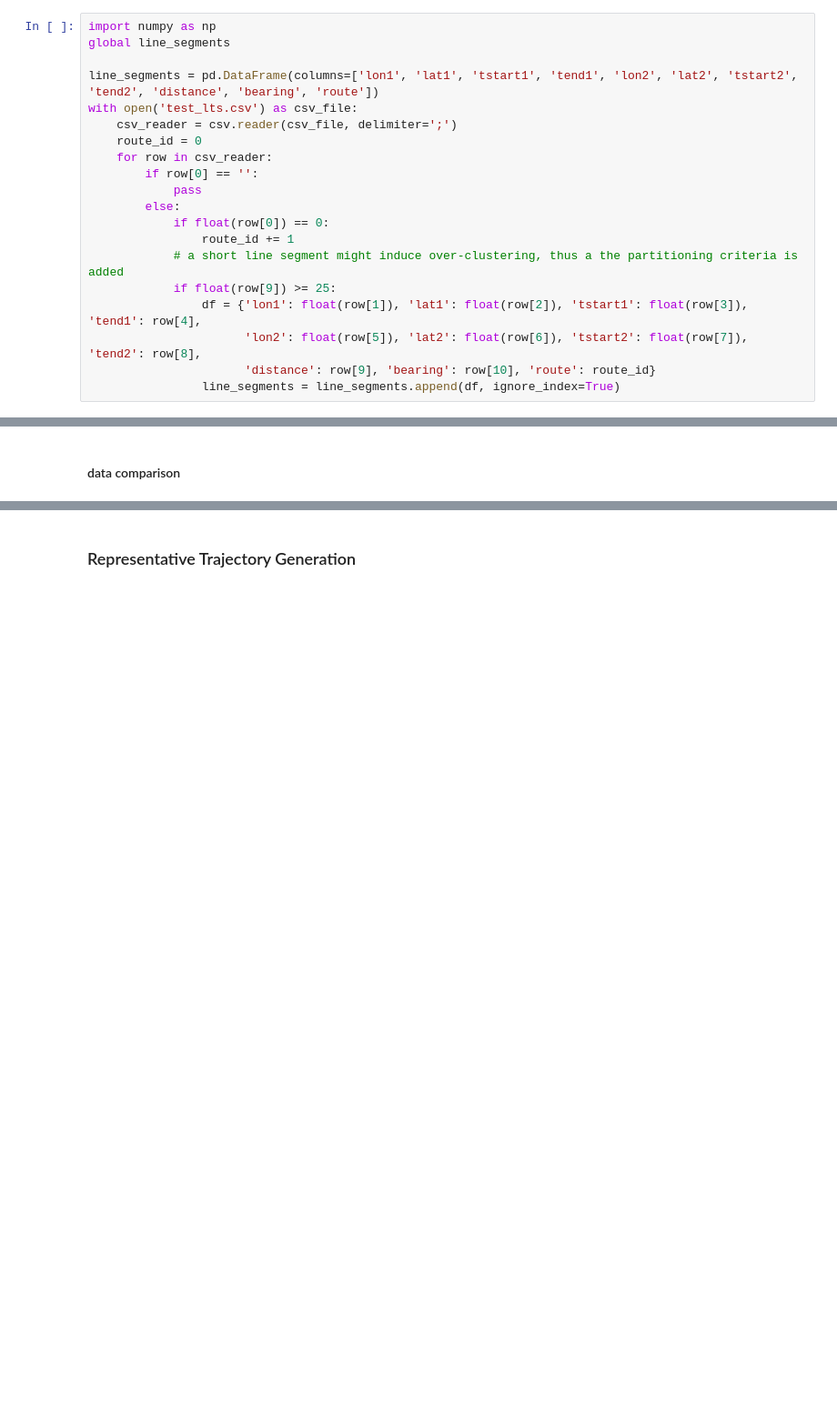
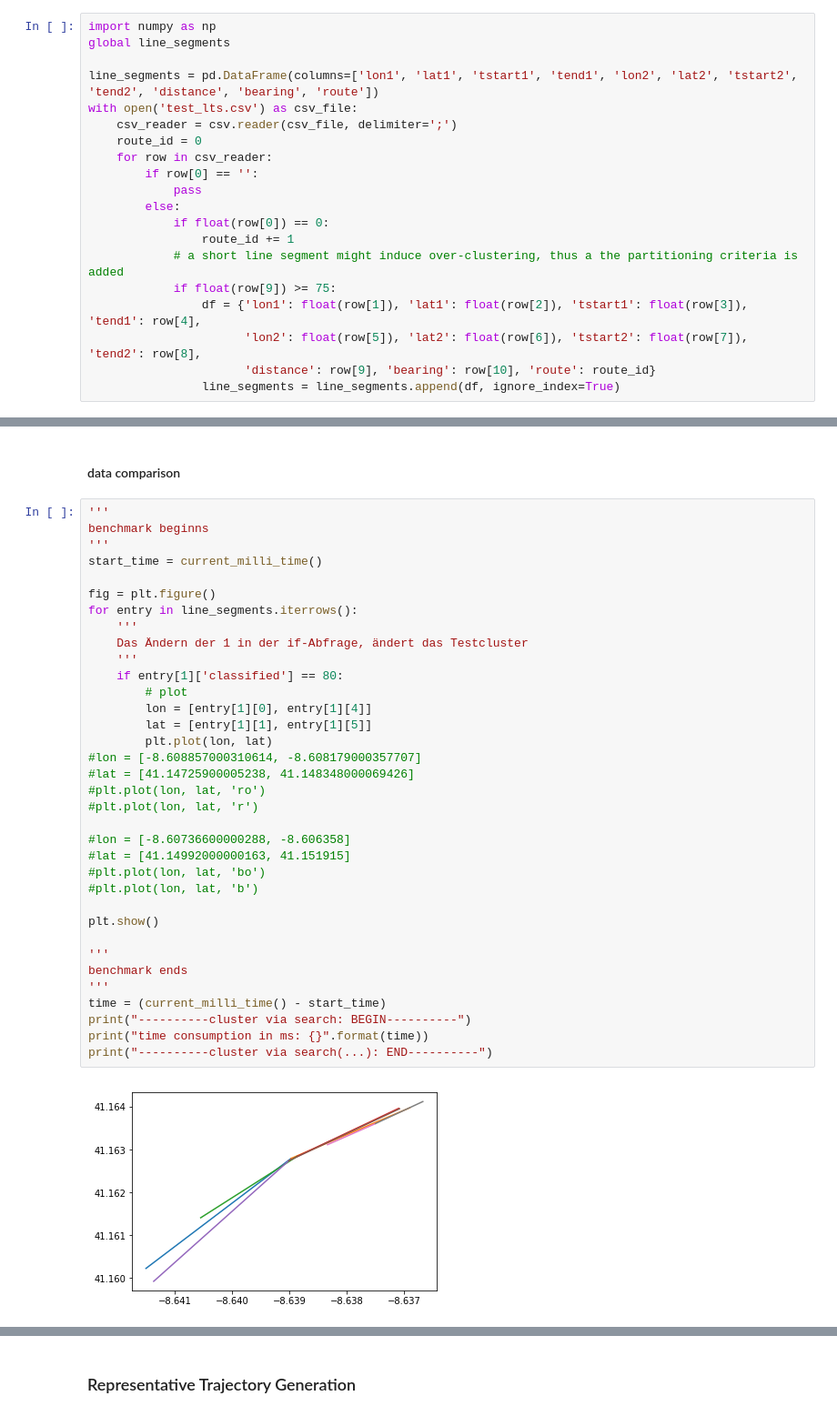
Before and after one commit to jiafug/dbpro, a Jupyter notebook: transform.ipynb, the cells around one changed output, grey strips where cells are left out. Shown: that part at 91% size. Saved outputs shown, nothing was run; the diff lists cells and outputs as text; blank space fills up the shorter version.

```diff
--- a/transform.ipynb
+++ b/transform.ipynb
@@ -555,7 +605,7 @@ with open('test_lts.csv') as csv_file:
             if float(row[0]) == 0:
                 route_id += 1
             # a short line segment might induce over-clustering, thus a the partitioning criteria is added
-            if float(row[9]) >= 25:
+            if float(row[9]) >= 75:
                 df = {'lon1': float(row[1]), 'lat1': float(row[2]), 'tstart1': float(row[3]), 'tend1': row[4],
                       'lon2': float(row[5]), 'lat2': float(row[6]), 'tstart2': float(row[7]), 'tend2': row[8],
                       'distance': row[9], 'bearing': row[10], 'route': route_id}
@@ -908,2 +1006,39 @@ for segment in final_cluster:
 # %% [markdown]
 #### data comparison
+# %%
+'''
+benchmark beginns
+'''
+start_time = current_milli_time()
+
+fig = plt.figure()
+for entry in line_segments.iterrows():
+    '''
+    Das Ändern der 1 in der if-Abfrage, ändert das Testcluster
+    '''
+    if entry[1]['classified'] == 80:
+        # plot
+        lon = [entry[1][0], entry[1][4]]
+        lat = [entry[1][1], entry[1][5]]
+        plt.plot(lon, lat)
+#lon = [-8.608857000310614, -8.608179000357707]
+#lat = [41.14725900005238, 41.148348000069426]
+#plt.plot(lon, lat, 'ro')
+#plt.plot(lon, lat, 'r')
+
+#lon = [-8.60736600000288, -8.606358]
+#lat = [41.14992000000163, 41.151915]
+#plt.plot(lon, lat, 'bo')
+#plt.plot(lon, lat, 'b')
+
+plt.show()
+
+'''
+benchmark ends
+'''
+time = (current_milli_time() - start_time)
+print("----------cluster via search: BEGIN----------")
+print("time consumption in ms: {}".format(time))
+print("----------cluster via search(...): END----------")
+# %% [output]
+[figure, added]
```
Also changed, not shown: parts of 36 cells of this notebook.
